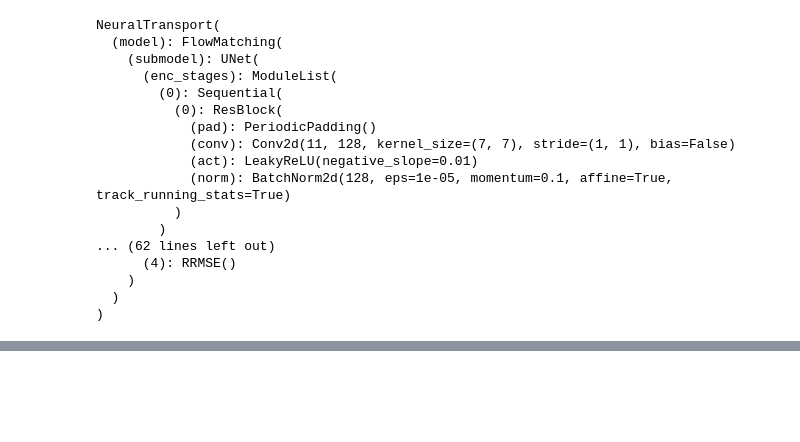
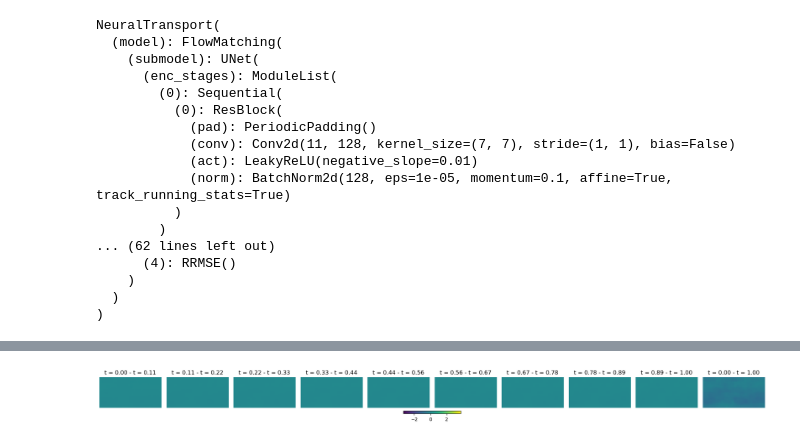
Before and after one commit to vitusbenson/neural_transport, a Jupyter notebook: neural_transport/flowmatching_dev/testScript.ipynb, the cells around one changed output, grey strips where cells are left out. Saved outputs shown, nothing was run; the diff lists cells and outputs as text; code cells hidden in the pictures; blank space fills up the shorter version.

```diff
--- a/neural_transport/flowmatching_dev/testScript.ipynb
+++ b/neural_transport/flowmatching_dev/testScript.ipynb
@@ -1356,0 +1531,27 @@ Pred   min/max: 509.43417 648.1412
+# %%
+# Print differences between trajectory steps
+
+# trajectory.shape: (B=32, C=10, Nlat=32, Nlon=64, T=10) -> one batch (B=0), surface level (C=0)
+
+trajectory = output["trajectory"]  # [B C Nlat Nlon T]
+sol_surface = trajectory[0, 0, :, :]  # shape: [Nlat, Nlon, T]
+
+# plot
+fig, axs = plt.subplots(1, 10, figsize=(20, 2))
+
+vmin, vmax = sol_surface.min(), sol_surface.max()
+for i in range(9):
+    im = axs[i].imshow(sol_surface[:, :, i] - sol_surface[:, :, i+1], cmap="viridis", vmin=vmin, vmax=vmax)
+    axs[i].set_title(f"t = {i/9:.2f} - t = { (i+1)/9:.2f}")
+    axs[i].axis("off")
+
+im = axs[9].imshow(sol_surface[:, :, 0] - sol_surface[:, :, 9], cmap="viridis", vmin=vmin, vmax=vmax)
+axs[9].set_title(f"t = {0/9:.2f} - t = {9/9:.2f}")
+axs[9].axis("off")
+
+plt.tight_layout()
+plt.colorbar(im, ax=axs, orientation='horizontal', fraction=0.05, pad=0.05)
+
+plt.show()
+# %% [output]
+[figure, added]
```
Also changed, not shown: parts of 25 cells of this notebook, 2 other files.
